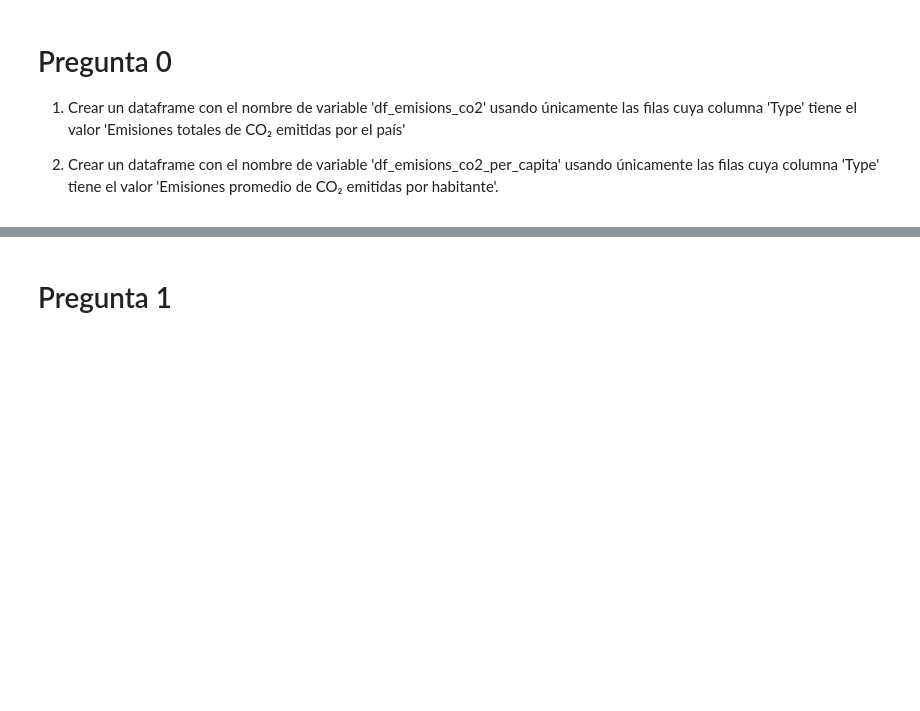
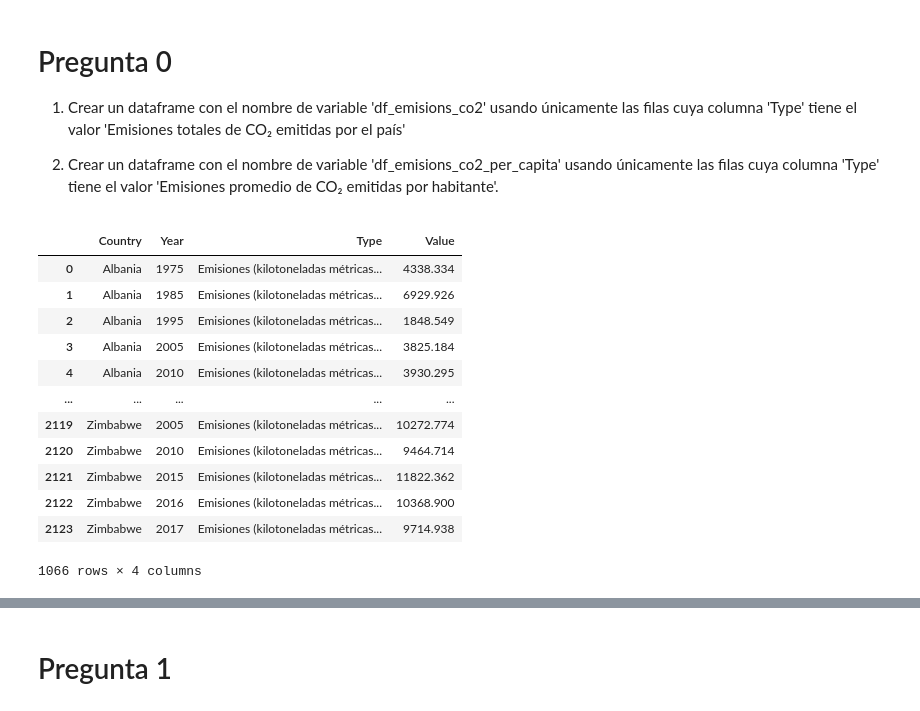
Before and after one commit to Kenneth-Arias/2025C1-G01-FUNDAMENTOS-DE-PYTHON, a Jupyter notebook: Clases/Clase 13/Análisis Proyecto Final.v2.ipynb, the cells around one changed output, grey strips where cells are left out. Cells and saved outputs as stored; diff of their text form; code cells hidden in the pictures; blank space fills up the shorter version.

```diff
--- a/Clases/Clase 13/Análisis Proyecto Final.v2.ipynb
+++ b/Clases/Clase 13/Análisis Proyecto Final.v2.ipynb
@@ -47,5 +67,23 @@ import matplotlib.pyplot as plt
 2. Crear un dataframe con el nombre de variable 'df_emisions_co2_per_capita' usando únicamente las filas cuya columna 'Type' tiene el valor 'Emisiones promedio de CO₂ emitidas por habitante'.
 # %%
 #Crea un copia del original filtrado como df_emisions_co2
+
+df_emisions_co2 = (df['Type'] == "Emisiones (kilotoneladas métricas de dióxido de carbono)")
+
+df[df_emisions_co2]
+# %% [output]
+|  | Country | Year | Type | Value |
+| 0 | Albania | 1975 | Emisiones (kilotoneladas métricas... | 4338.334 |
+| 1 | Albania | 1985 | Emisiones (kilotoneladas métricas... | 6929.926 |
+| 2 | Albania | 1995 | Emisiones (kilotoneladas métricas... | 1848.549 |
+| 3 | Albania | 2005 | Emisiones (kilotoneladas métricas... | 3825.184 |
+| 4 | Albania | 2010 | Emisiones (kilotoneladas métricas... | 3930.295 |
+| ... | ... | ... | ... | ... |
+| 2119 | Zimbabwe | 2005 | Emisiones (kilotoneladas métricas... | 10272.774 |
+| 2120 | Zimbabwe | 2010 | Emisiones (kilotoneladas métricas... | 9464.714 |
+| 2121 | Zimbabwe | 2015 | Emisiones (kilotoneladas métricas... | 11822.362 |
+| 2122 | Zimbabwe | 2016 | Emisiones (kilotoneladas métricas... | 10368.900 |
+| 2123 | Zimbabwe | 2017 | Emisiones (kilotoneladas métricas... | 9714.938 |
+1066 rows × 4 columns
 # %%
 #Crea un copia del original filtrado como df_emisions_co2_per_capita
```
Also changed, not shown: parts of 2 cells of this notebook, 1 other file.
